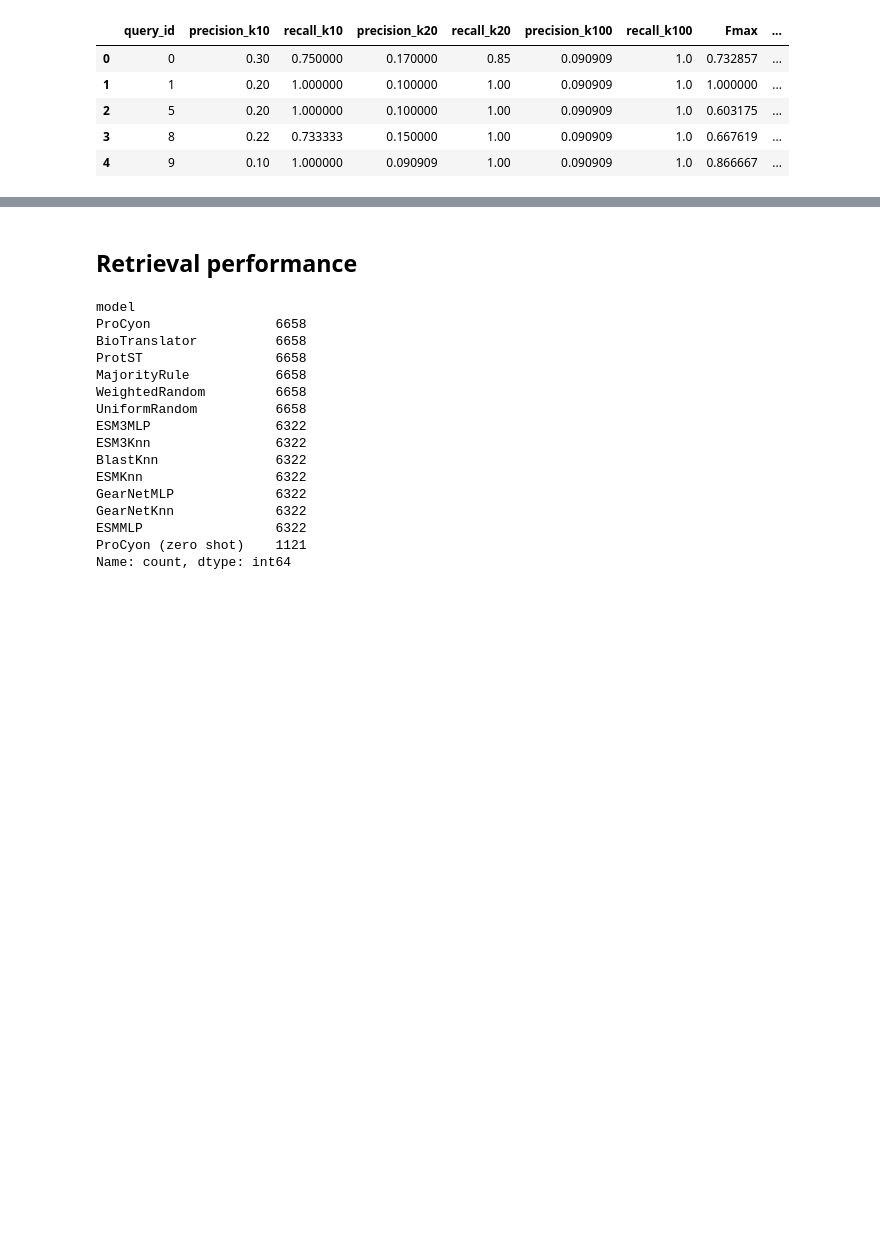
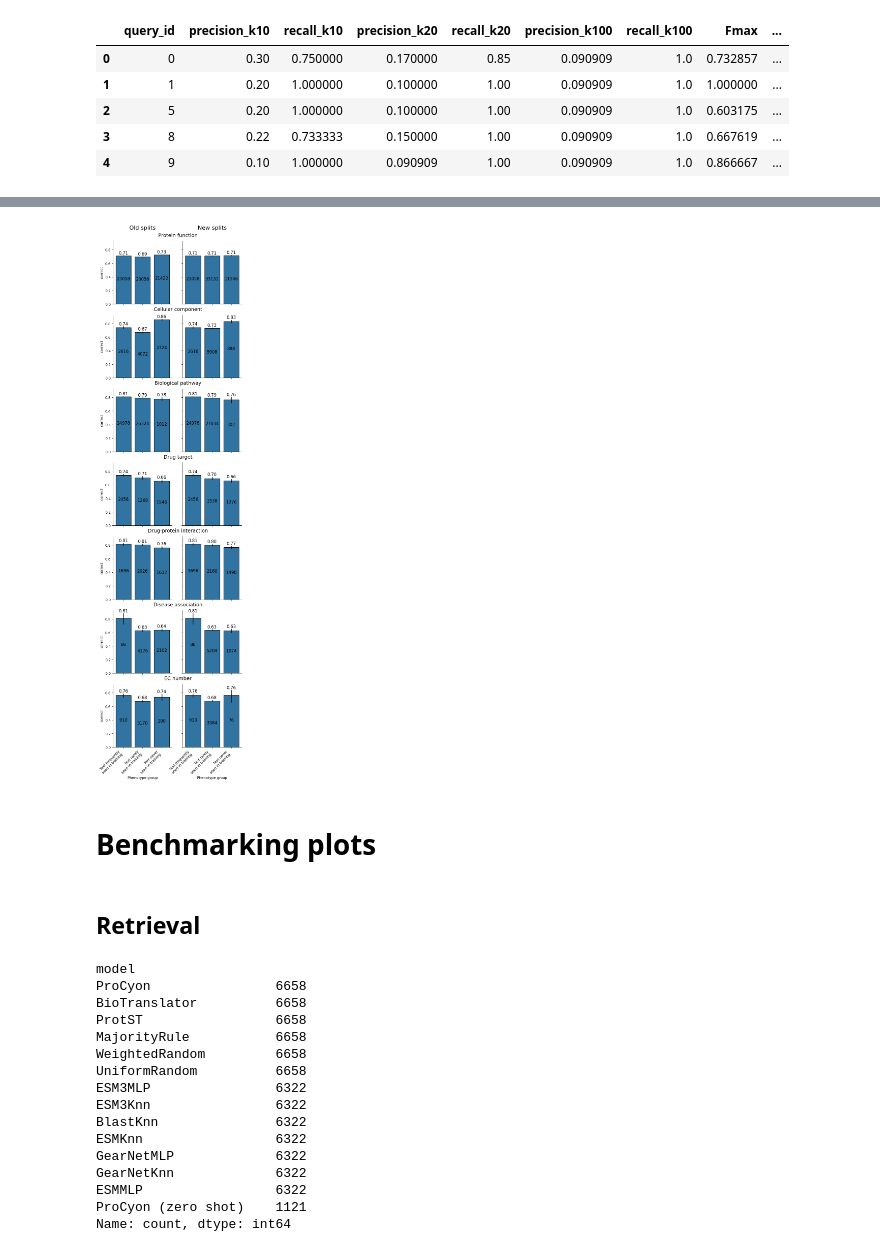
Before and after one commit to mims-harvard/ProCyon, a Jupyter notebook: experimental_analysis/qa_retrieval_results.ipynb, the cells around one changed output, grey strips where cells are left out. Saved outputs shown, nothing was run; the diff lists cells and outputs as text; code cells hidden in the pictures; blank space fills up the shorter version.

```diff
--- a/experimental_analysis/qa_retrieval_results.ipynb
+++ b/experimental_analysis/qa_retrieval_results.ipynb
@@ -344,0 +475,15 @@ for (task, split_type), ax in fg.axes_dict.items():
+# %%
+procyon_data = all_qa_results.query("model == 'ProCyon'")
+plot_data = (
+    pd.concat((
+        procyon_data[["correct", "plot_task", "plot_split"]].assign(split_groups="new"),
+        (procyon_data[["correct", "plot_task", "orig_plot_split"]]
+        .rename(columns={"orig_plot_split": "plot_split"})
+        .assign(split_groups="old")),
+    ))
+    .assign(
+        plot_split=lambda x: x.plot_split.map(split_rename),
+        split_groups=lambda x: x.split_groups.str.title(),
+    )
+)
+plot_data.head()
@@ -344,0 +497,6 @@ for (task, split_type), ax in fg.axes_dict.items():
+# %%
+split_comparison_plot(plot_data, "correct")
+# %% [output]
+[figure, added]
+# %% [markdown]
+# Benchmarking plots
@@ -345,2 +615,2 @@ for (task, split_type), ax in fg.axes_dict.items():
 # %% [markdown]
-## Retrieval performance
+## Retrieval
```
Also changed, not shown: parts of 37 cells of this notebook.
